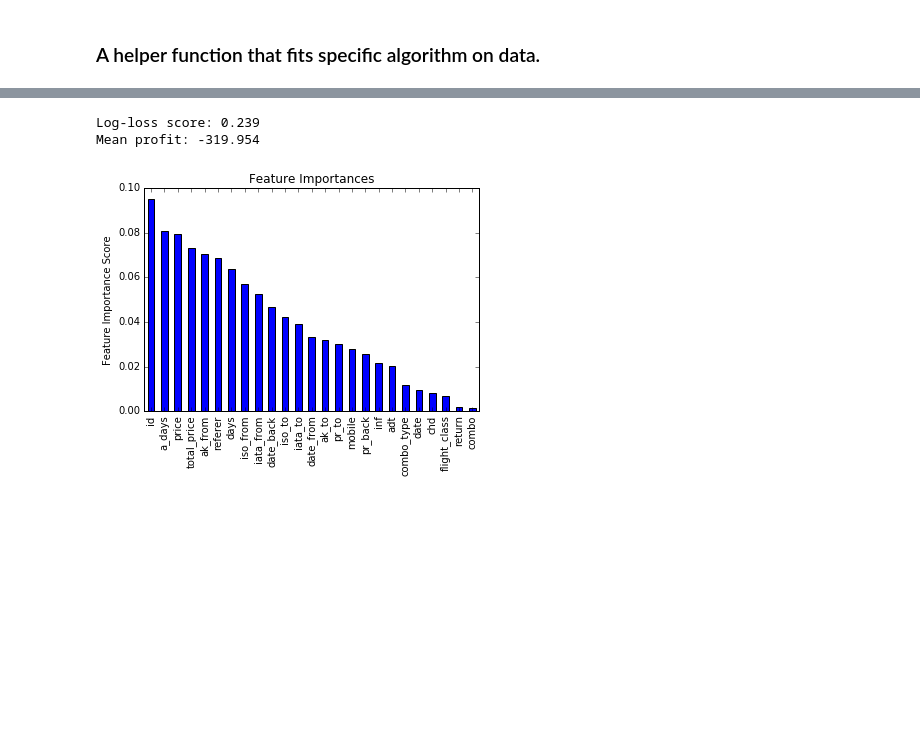
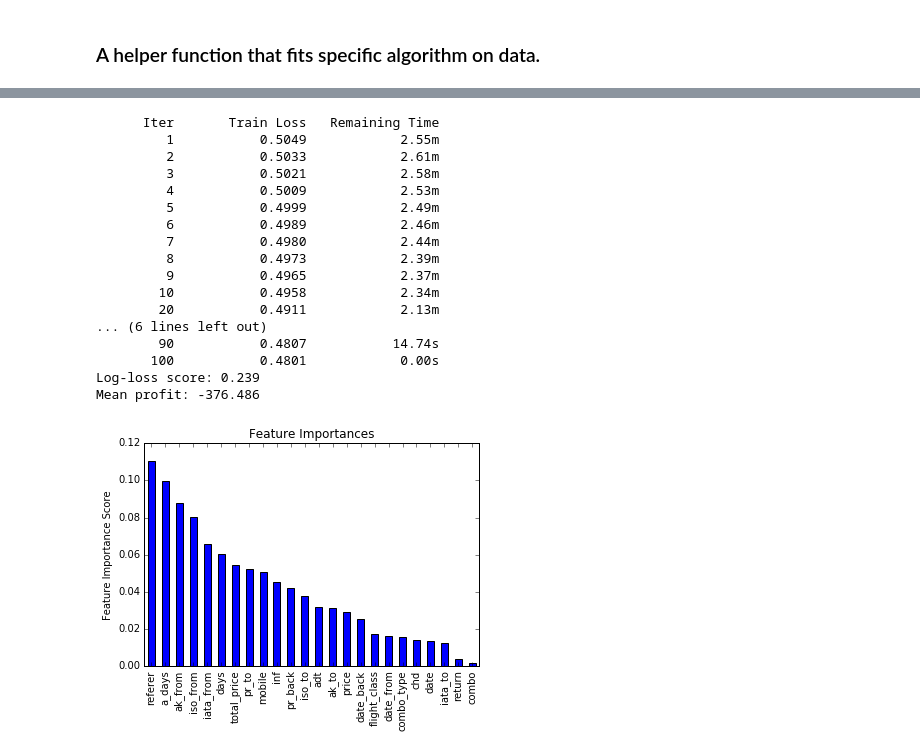
Before and after one commit to tema-popov/clicks, a Jupyter notebook: clicks.ipynb, the cells around one changed output, grey strips where cells are left out. Cells and saved outputs as stored; diff of their text form; code cells hidden in the pictures; blank space fills up the shorter version.

```diff
--- a/clicks.ipynb
+++ b/clicks.ipynb
@@ -98,9 +98,24 @@ Mean profit: 26.669
 # %%
 from sklearn.ensemble import GradientBoostingClassifier
 
-gbm = GradientBoostingClassifier(random_state=10, n_estimators=50, max_depth=8, min_samples_leaf=10)
-_ = model_fit(gbm, *dataset)
+gbm = GradientBoostingClassifier(random_state=10, verbose=1)
+gbc_100 = model_fit(gbm, *dataset)
 # %% [output]
+      Iter       Train Loss   Remaining Time
+         1           0.5049            2.55m
+         2           0.5033            2.61m
+         3           0.5021            2.58m
+         4           0.5009            2.53m
+         5           0.4999            2.49m
+         6           0.4989            2.46m
+         7           0.4980            2.44m
+         8           0.4973            2.39m
+         9           0.4965            2.37m
+        10           0.4958            2.34m
+        20           0.4911            2.13m
+... (6 lines left out)
+        90           0.4807           14.74s
+       100           0.4801            0.00s
 Log-loss score: 0.239
-Mean profit: -319.954
+Mean profit: -376.486
-[figure, old version]
+[figure, new version]
```
Also changed, not shown: parts of 7 cells of this notebook.
